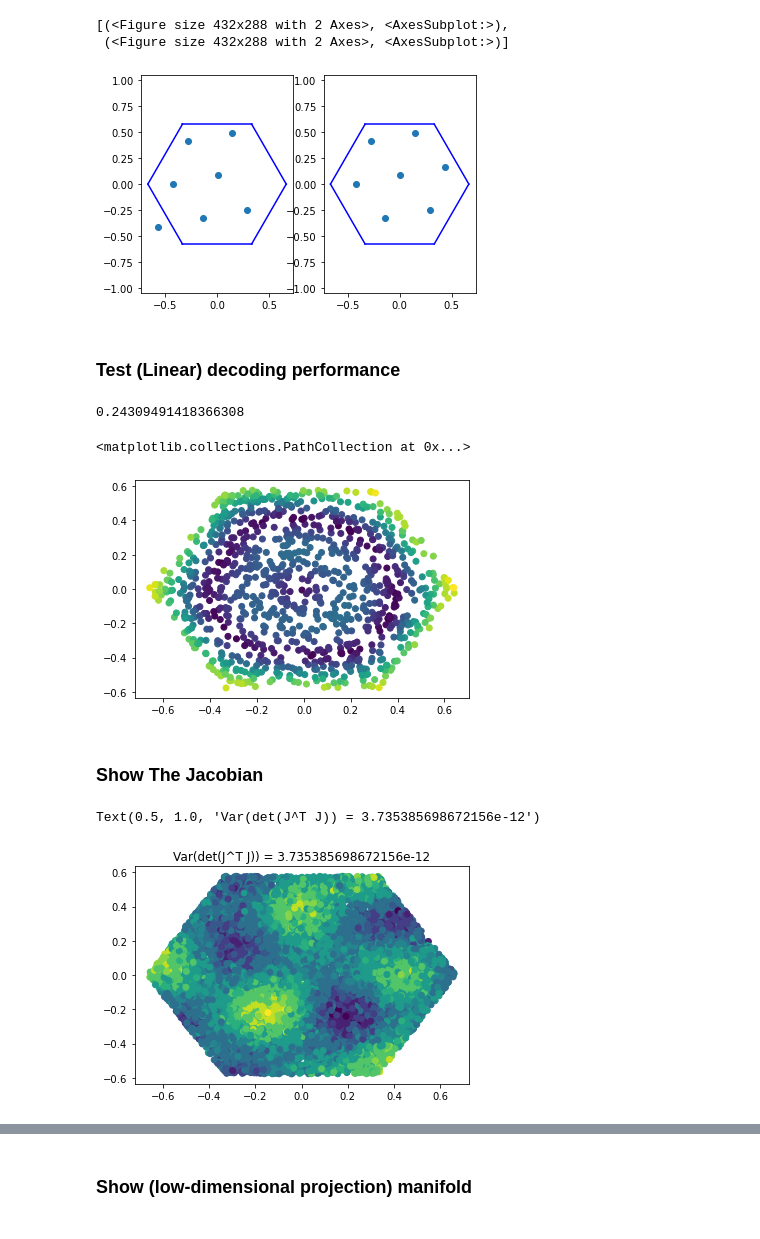
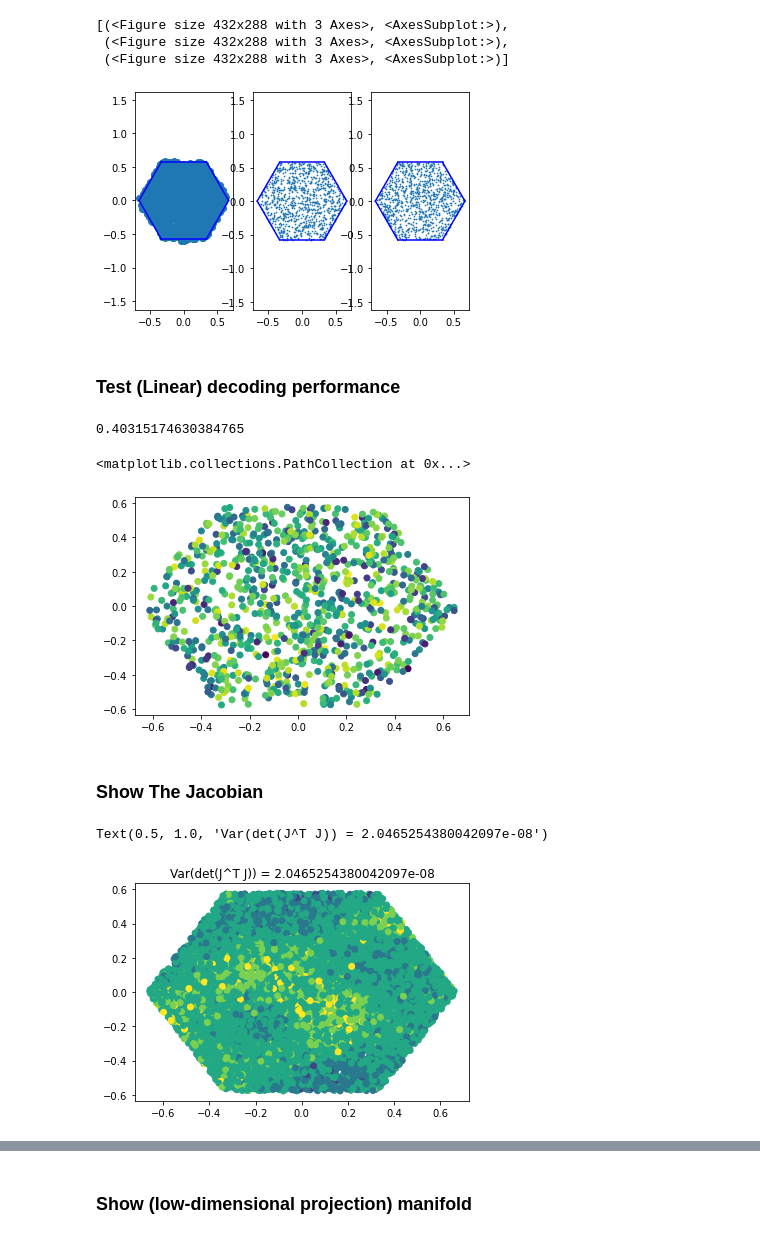
Before and after one commit to bioAI-Oslo/CI-grid-cells, a Jupyter notebook: protocol.ipynb, the cells around one changed output, grey strips where cells are left out. Saved outputs shown, nothing was run; the diff lists cells and outputs as text; code cells hidden in the pictures.

```diff
--- a/protocol.ipynb
+++ b/protocol.ipynb
@@ -17,19 +17,21 @@ from models import *
 from plotting_functions import *
 # %%
 # load trained model
-model = torch.load('./optimal-models/JV7')
+model = torch.load('./optimal-models/JV1000')
 phases = model.phases.clone().detach().numpy()
 wrapped_phases = model.unit_cell.wrap(phases)
 # %%
-fig, axs = plt.subplots(ncols=2)
+fig, axs = plt.subplots(ncols=3)
 axs[0].scatter(*phases.T)
-axs[1].scatter(*wrapped_phases.T)
+axs[1].scatter(*wrapped_phases.T,s=0.5)
+axs[2].scatter(*model.unit_cell.sample(phases.shape[0]).T,s=0.5)
 [axs[i].axis('equal') for i in range(len(axs))]
 [model.unit_cell.plot(fig,axs[i]) for i in range(len(axs))]
 # %% [output]
-[(<Figure size 432x288 with 2 Axes>, <AxesSubplot:>),
- (<Figure size 432x288 with 2 Axes>, <AxesSubplot:>)]
+[(<Figure size 432x288 with 3 Axes>, <AxesSubplot:>),
+ (<Figure size 432x288 with 3 Axes>, <AxesSubplot:>),
+ (<Figure size 432x288 with 3 Axes>, <AxesSubplot:>)]
-[figure, old version]
+[figure, new version]
 # %% [markdown]
 ### Test (Linear) decoding performance
 # %%
@@ -46,9 +48,9 @@ r, decoding_error = test_decoding(model)
 print(np.mean(decoding_error))
 plt.scatter(*r.T,c=decoding_error)
 # %% [output]
-0.24309491418366308
+0.40315174630384765
 <matplotlib.collections.PathCollection at 0x...>
-[figure, old version]
+[figure, new version]
 # %% [markdown]
 ### Show The Jacobian
 # %%
@@ -63,8 +65,8 @@ r,detJ = test_detJ(model)
 plt.scatter(*r.T,c=detJ)
 plt.title(f"Var(det(J^T J)) = {np.var(detJ)}")
 # %% [output]
-Text(0.5, 1.0, 'Var(det(J^T J)) = 3.735385698672156e-12')
+Text(0.5, 1.0, 'Var(det(J^T J)) = 2.0465254380042097e-08')
-[figure, old version]
+[figure, new version]
 # %%
 hist2d = scipy.stats.binned_statistic_2d(*r.T,detJ,bins=32).statistic
 plt.imshow(hist2d)
```
Also changed, not shown: parts of 13 cells of this notebook.
